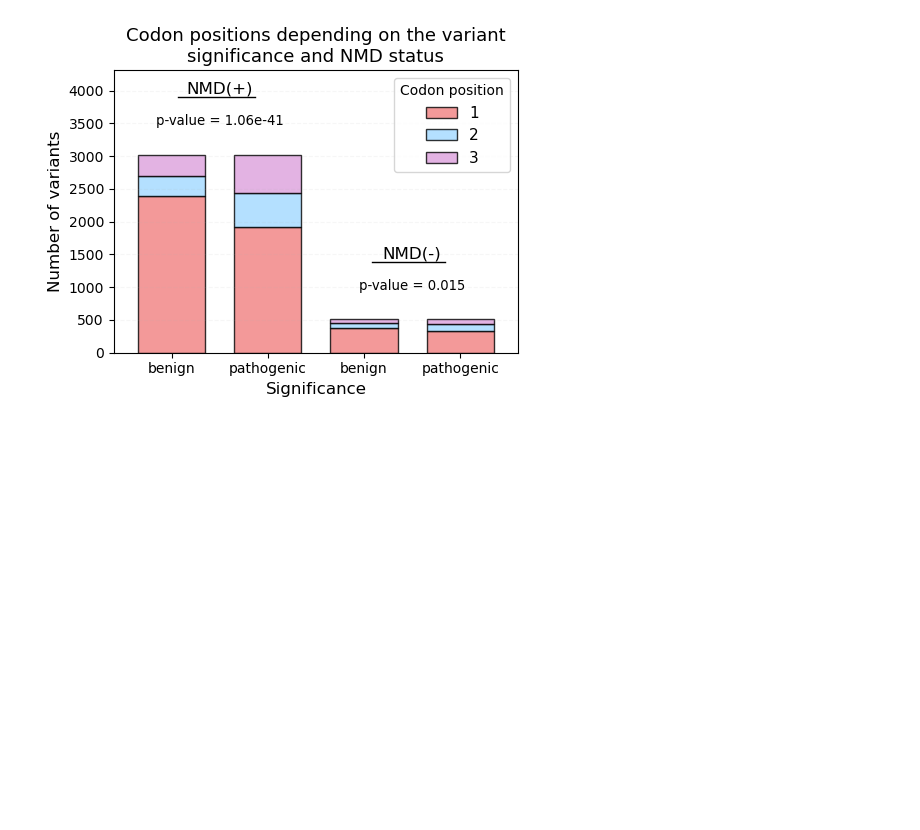
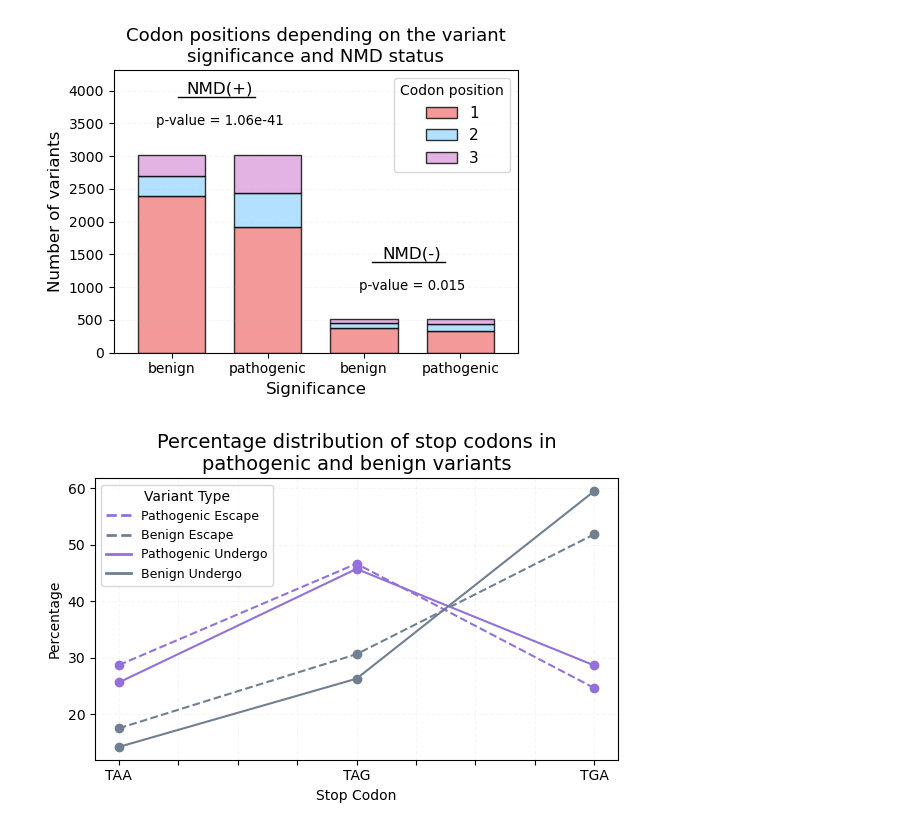
Before and after one commit to nastasia-iv/genvar, a Jupyter notebook: context_analysis/final_plot.ipynb, the cells around one changed output. Saved outputs shown, nothing was run; the diff lists cells and outputs as text; code cells hidden in the pictures; blank space fills up the shorter version.

Commit message:
Add stop codons distrib plot

```diff
--- a/context_analysis/final_plot.ipynb
+++ b/context_analysis/final_plot.ipynb
@@ -63,0 +76,38 @@ plt.show()
+# %%
+pat_nmd_undergo_final = pd.read_csv("data/pat_nmd_undergo_final.csv")
+ben_nmd_undergo_final = pd.read_csv("data/ben_nmd_undergo_final.csv")
+
+pat_stop_codon_percent = pat_nmd_undergo_final['Stop_Codon'].value_counts(normalize=True) * 100
+ben_stop_codon_percent = ben_nmd_undergo_final['Stop_Codon'].value_counts(normalize=True) * 100
+
+stop_codon_df_undergo = pd.DataFrame({
+    'Pathogenic': pat_stop_codon_percent,
+    'Benign': ben_stop_codon_percent
+}).reset_index().rename(columns={'index': 'Stop_Codon'})
+# %%
+colors = ['mediumpurple', 'slategrey']
+
+fig, ax = plt.subplots(figsize=(6, 4))
+
+stop_codon_df_escape.plot(kind='line', x='Stop_Codon', marker='o', linestyle='--', color=colors, ax=ax)
+stop_codon_df_undergo.plot(kind='line', x='Stop_Codon', marker='o', linestyle='-', color=colors, ax=ax)
+
+custom_lines = [Line2D([0], [0], color='mediumpurple', lw=2, linestyle='--'),
+                Line2D([0], [0], color='slategrey', lw=2, linestyle='--'),
+                Line2D([0], [0], color='mediumpurple', lw=2, linestyle='-'),
+                Line2D([0], [0], color='slategrey', lw=2, linestyle='-')]
+
+ax.legend(custom_lines, ['Pathogenic Escape', 'Benign Escape', 'Pathogenic Undergo', 'Benign Undergo'],
+          title='Variant Type', fontsize=9, title_fontsize=10)
+
+plt.title('Percentage distribution of stop codons in\npathogenic and benign variants', fontsize=14)
+plt.xlabel('Stop Codon', fontsize=10)
+plt.ylabel('Percentage', fontsize=10)
+plt.xticks(rotation=0)
+plt.grid(True, linestyle='--', alpha=0.1)
+plt.tight_layout()
+
+plt.savefig('images/combined_line_plot_stops_distr.png', dpi=300)
+plt.show()
+# %% [output]
+[figure, added]
```
Also changed, not shown: parts of 2 cells of this notebook.
